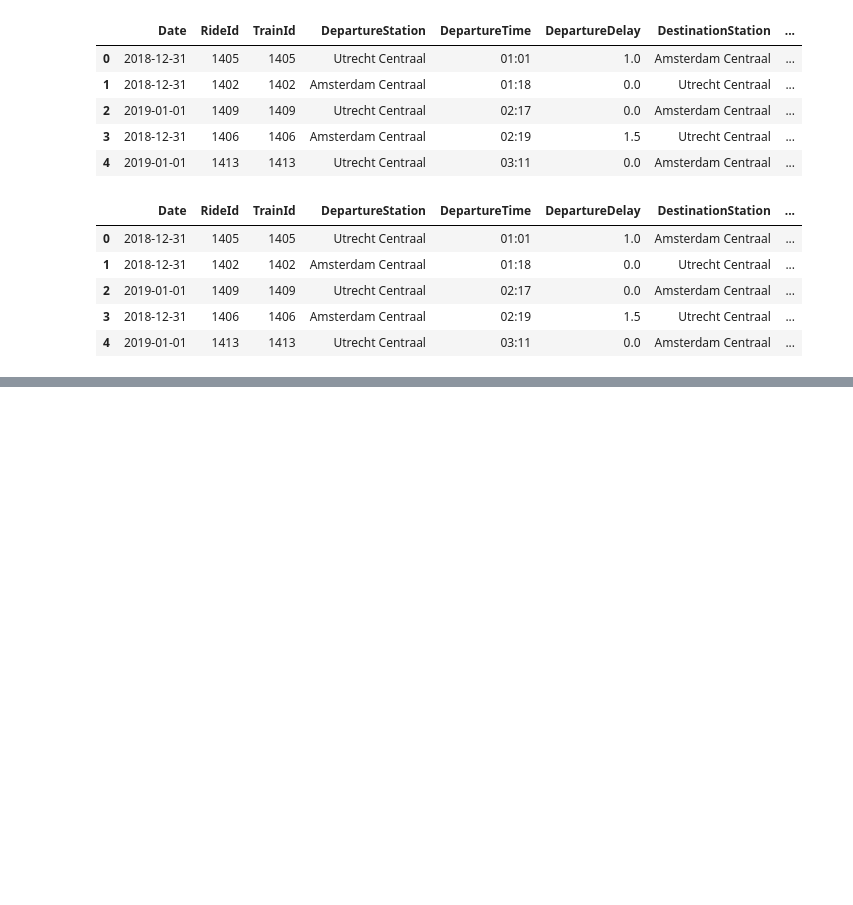
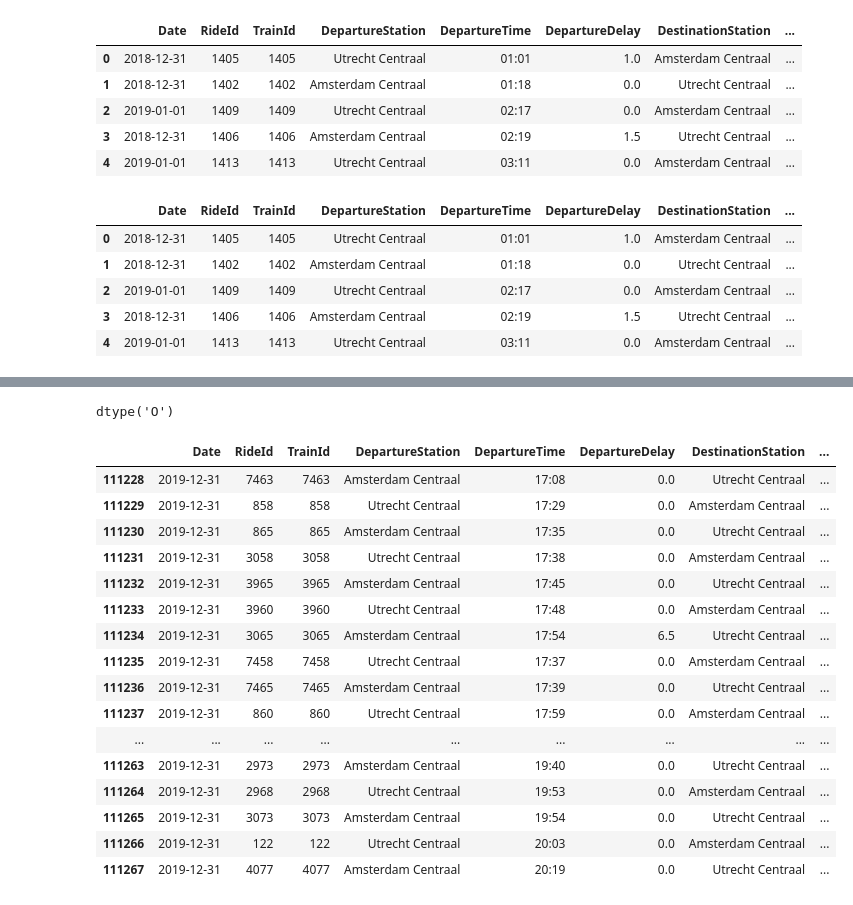
Before and after one commit to BondarencoM/DestinationStation, a Jupyter notebook: provisioning/Data_merge.ipynb, the cells around one changed output, grey strips where cells are left out. Drawn from its saved outputs; the diff is of its cells as text; code cells hidden in the pictures; blank space fills up the shorter version.

```diff
--- a/provisioning/Data_merge.ipynb
+++ b/provisioning/Data_merge.ipynb
@@ -218,0 +232,2 @@ df.to_csv('../assets/data/2019-UT-ASD-Full/2019-UT-ASD-scrapped.csv', index=None
+# %%
+df_disruptions.fillna('not applicable', inplace=True)
@@ -218,0 +236,2 @@ df.to_csv('../assets/data/2019-UT-ASD-Full/2019-UT-ASD-scrapped.csv', index=None
+# %%
+df_disruptions = df_disruptions.loc[df_disruptions['rdt_lines'].str.contains('Amsterdam Centraal - Utrecht Centraal')]
@@ -218,0 +271,2 @@ df.to_csv('../assets/data/2019-UT-ASD-Full/2019-UT-ASD-scrapped.csv', index=None
+# %%
+df_disruptions['Date'] = df_disruptions['start_time'].dt.strftime('%Y-%m-%d')
@@ -218,0 +282,26 @@ df.to_csv('../assets/data/2019-UT-ASD-Full/2019-UT-ASD-scrapped.csv', index=None
+# %%
+df_disruptions['Date'].dtypes
+# %% [output]
+dtype('O')
+# %%
+df_temp = pd.merge(df, df_disruptions, on='Date', how='left')
+# %%
+df_temp.tail(40)
+# %% [output]
+|  | Date | RideId | TrainId | DepartureStation | DepartureTime | DepartureDelay | DestinationStation | ... |
+| 111228 | 2019-12-31 | 7463 | 7463 | Amsterdam Centraal | 17:08 | 0.0 | Utrecht Centraal | ... |
+| 111229 | 2019-12-31 | 858 | 858 | Utrecht Centraal | 17:29 | 0.0 | Amsterdam Centraal | ... |
+| 111230 | 2019-12-31 | 865 | 865 | Amsterdam Centraal | 17:35 | 0.0 | Utrecht Centraal | ... |
+| 111231 | 2019-12-31 | 3058 | 3058 | Utrecht Centraal | 17:38 | 0.0 | Amsterdam Centraal | ... |
+| 111232 | 2019-12-31 | 3965 | 3965 | Amsterdam Centraal | 17:45 | 0.0 | Utrecht Centraal | ... |
+| 111233 | 2019-12-31 | 3960 | 3960 | Utrecht Centraal | 17:48 | 0.0 | Amsterdam Centraal | ... |
+| 111234 | 2019-12-31 | 3065 | 3065 | Amsterdam Centraal | 17:54 | 6.5 | Utrecht Centraal | ... |
+| 111235 | 2019-12-31 | 7458 | 7458 | Utrecht Centraal | 17:37 | 0.0 | Amsterdam Centraal | ... |
+| 111236 | 2019-12-31 | 7465 | 7465 | Amsterdam Centraal | 17:39 | 0.0 | Utrecht Centraal | ... |
+| 111237 | 2019-12-31 | 860 | 860 | Utrecht Centraal | 17:59 | 0.0 | Amsterdam Centraal | ... |
+| ... | ... | ... | ... | ... | ... | ... | ... | ... |
+| 111263 | 2019-12-31 | 2973 | 2973 | Amsterdam Centraal | 19:40 | 0.0 | Utrecht Centraal | ... |
+| 111264 | 2019-12-31 | 2968 | 2968 | Utrecht Centraal | 19:53 | 0.0 | Amsterdam Centraal | ... |
+| 111265 | 2019-12-31 | 3073 | 3073 | Amsterdam Centraal | 19:54 | 0.0 | Utrecht Centraal | ... |
+| 111266 | 2019-12-31 | 122 | 122 | Utrecht Centraal | 20:03 | 0.0 | Amsterdam Centraal | ... |
+| 111267 | 2019-12-31 | 4077 | 4077 | Amsterdam Centraal | 20:19 | 0.0 | Utrecht Centraal | ... |
```
Also changed, not shown: parts of 20 cells of this notebook.
